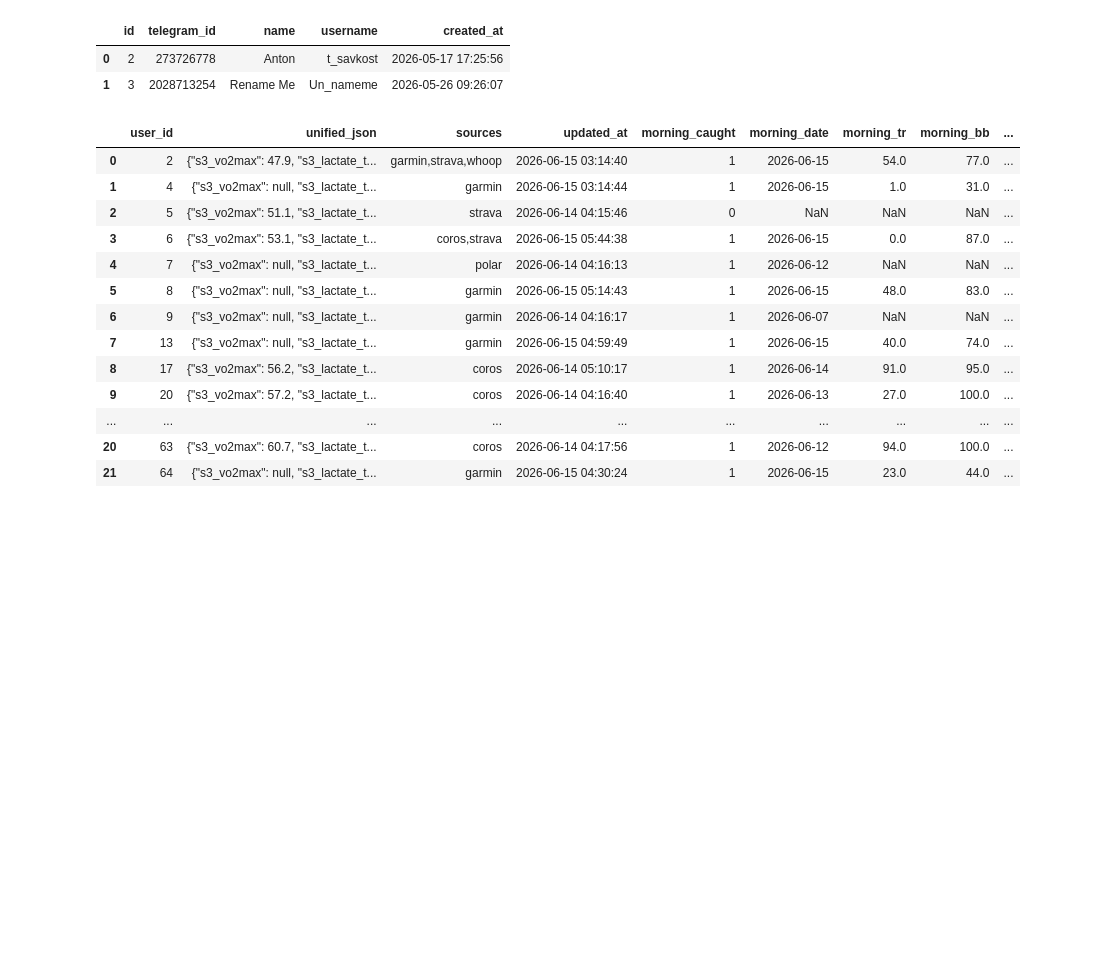
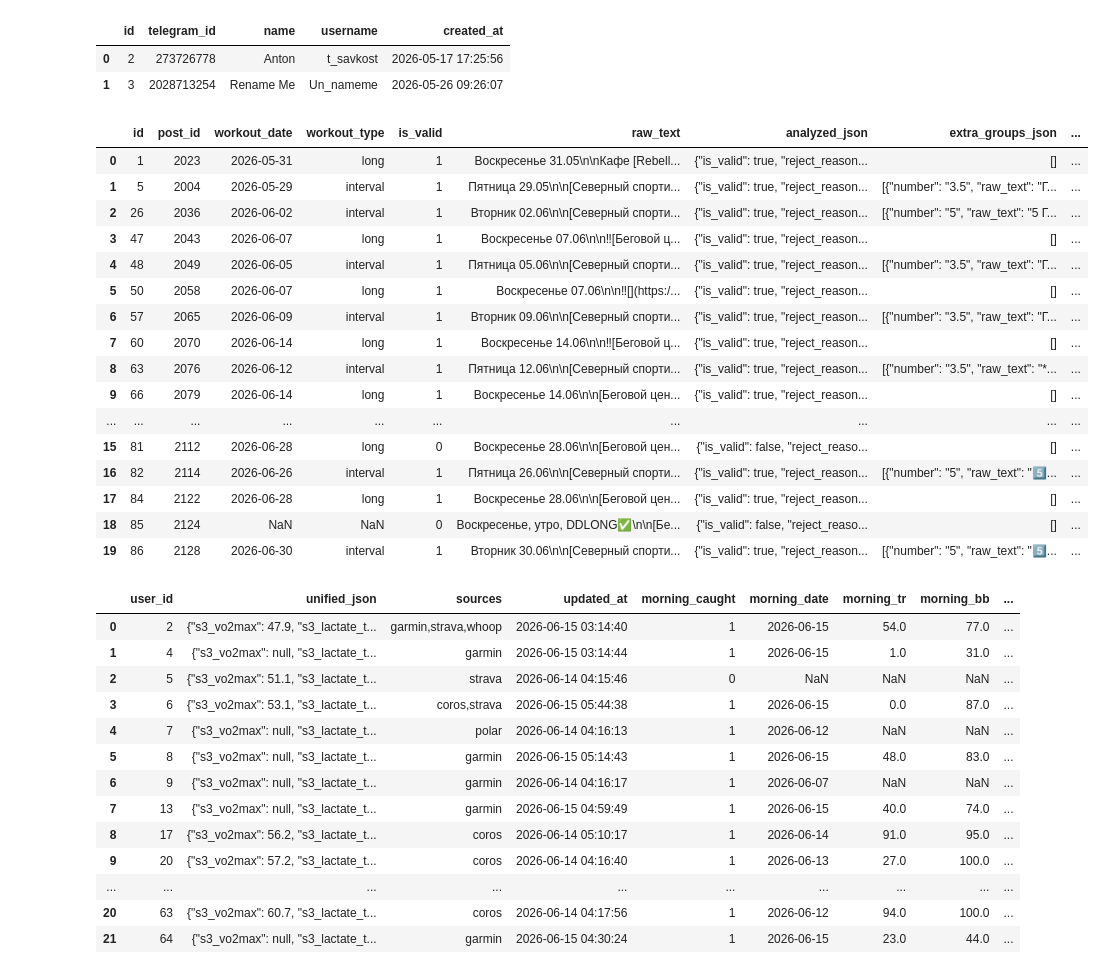
Before and after one commit to savkost-dev/running-bot, a Jupyter notebook: notebooks/start.ipynb, the cells around one changed output. Cells and saved outputs as stored; diff of their text form; code cells hidden in the pictures; blank space fills up the shorter version.

```diff
--- a/notebooks/start.ipynb
+++ b/notebooks/start.ipynb
@@ -76,6 +76,27 @@ pd.read_sql("SELECT * FROM users LIMIT 2", conn)
 |  | id | telegram_id | name | username | created_at |
 | 0 | 2 | 273726778 | Anton | t_savkost | 2026-05-17 17:25:56 |
 | 1 | 3 | 2028713254 | Rename Me | Un_nameme | 2026-05-26 09:26:07 |
+# %%
+# Пример 1: юзеры
+pd.read_sql("SELECT * FROM workout_analysis LIMIT 20", conn)
+# %% [output]
+|  | id | post_id | workout_date | workout_type | is_valid | raw_text | analyzed_json | extra_groups_json | ... |
+| 0 | 1 | 2023 | 2026-05-31 | long | 1 | Воскресенье 31.05\n\nКафе [Rebell... | {"is_valid": true, "reject_reason... | [] | ... |
+| 1 | 5 | 2004 | 2026-05-29 | interval | 1 | Пятница 29.05\n\n[Северный спорти... | {"is_valid": true, "reject_reason... | [{"number": "3.5", "raw_text": "Г... | ... |
+| 2 | 26 | 2036 | 2026-06-02 | interval | 1 | Вторник 02.06\n\n[Северный спорти... | {"is_valid": true, "reject_reason... | [{"number": "5", "raw_text": "5 Г... | ... |
+| 3 | 47 | 2043 | 2026-06-07 | long | 1 | Воскресенье 07.06\n\n‼[️Беговой ц... | {"is_valid": true, "reject_reason... | [] | ... |
+| 4 | 48 | 2049 | 2026-06-05 | interval | 1 | Пятница 05.06\n\n[Северный спорти... | {"is_valid": true, "reject_reason... | [{"number": "3.5", "raw_text": "Г... | ... |
+| 5 | 50 | 2058 | 2026-06-07 | long | 1 | Воскресенье 07.06\n\n‼[️](https:/... | {"is_valid": true, "reject_reason... | [] | ... |
+| 6 | 57 | 2065 | 2026-06-09 | interval | 1 | Вторник 09.06\n\n[Северный спорти... | {"is_valid": true, "reject_reason... | [{"number": "3.5", "raw_text": "Г... | ... |
+| 7 | 60 | 2070 | 2026-06-14 | long | 1 | Воскресенье 14.06\n\n‼[️Беговой ц... | {"is_valid": true, "reject_reason... | [] | ... |
+| 8 | 63 | 2076 | 2026-06-12 | interval | 1 | Пятница 12.06\n\n[Северный спорти... | {"is_valid": true, "reject_reason... | [{"number": "3.5", "raw_text": "*... | ... |
+| 9 | 66 | 2079 | 2026-06-14 | long | 1 | Воскресенье 14.06\n\n[Беговой цен... | {"is_valid": true, "reject_reason... | [] | ... |
+| ... | ... | ... | ... | ... | ... | ... | ... | ... | ... |
+| 15 | 81 | 2112 | 2026-06-28 | long | 0 | Воскресенье 28.06\n\n[Беговой цен... | {"is_valid": false, "reject_reaso... | [] | ... |
+| 16 | 82 | 2114 | 2026-06-26 | interval | 1 | Пятница 26.06\n\n[Северный спорти... | {"is_valid": true, "reject_reason... | [{"number": "5", "raw_text": "5️⃣... | ... |
+| 17 | 84 | 2122 | 2026-06-28 | long | 1 | Воскресенье 28.06\n\n[Беговой цен... | {"is_valid": true, "reject_reason... | [] | ... |
+| 18 | 85 | 2124 | NaN | NaN | 0 | Воскресенье, утро, DDLONG✅\n\n[Бе... | {"is_valid": false, "reject_reaso... | [] | ... |
+| 19 | 86 | 2128 | 2026-06-30 | interval | 1 | Вторник 30.06\n\n[Северный спорти... | {"is_valid": true, "reject_reason... | [{"number": "5", "raw_text": "5️⃣... | ... |
 # %%
 # Пример 1: юзеры
 pd.read_sql("SELECT * FROM unified_cache", conn)
```
Also changed, not shown: 19 other files.
